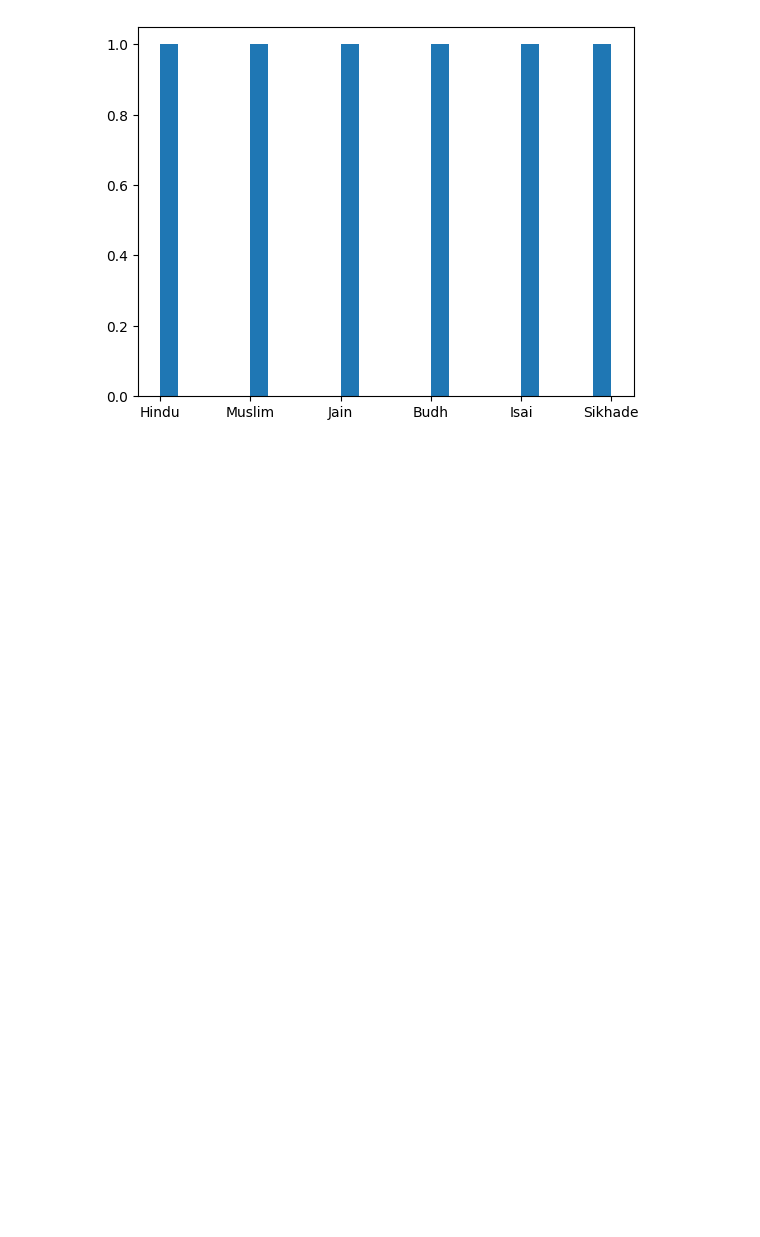
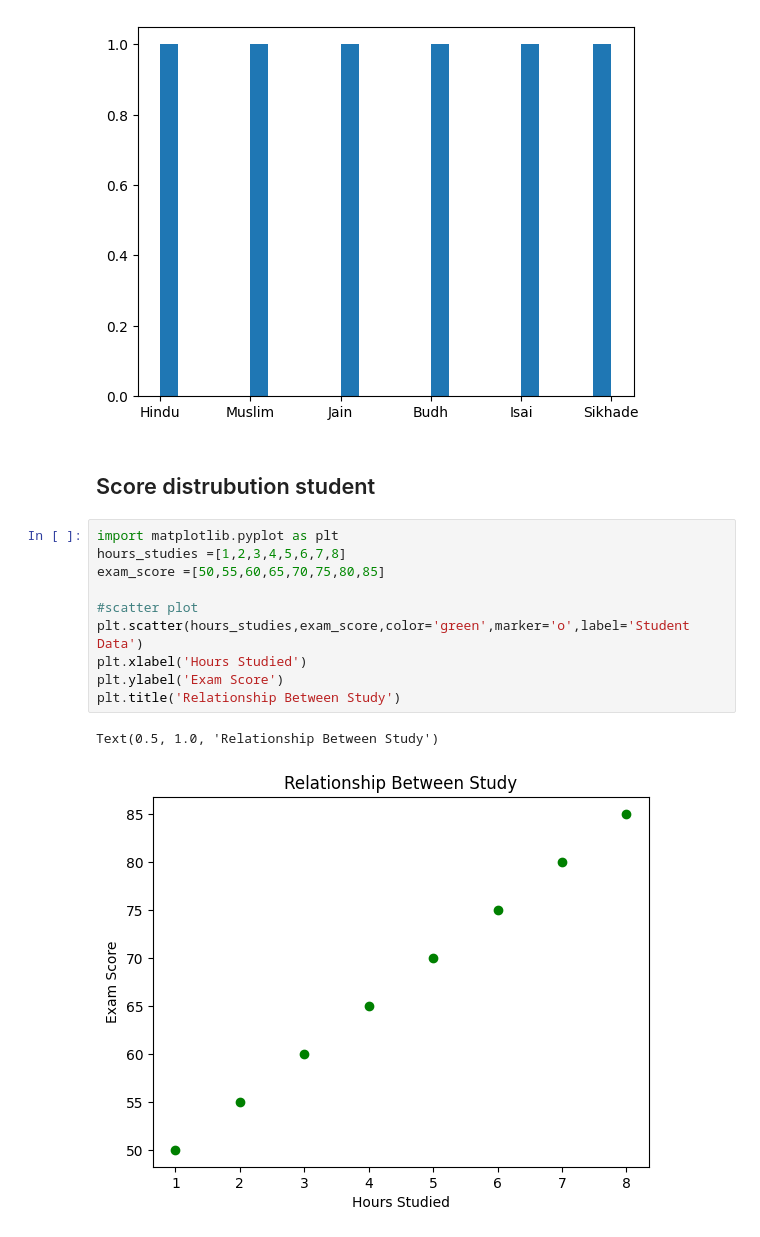
Before and after one commit to aryansapsod/python-, a Jupyter notebook: mlab.ipynb, the cells around one changed output. Drawn from its saved outputs; the diff is of its cells as text; blank space fills up the shorter version.

Commit message:
Reltionship Between Study

```diff
--- a/mlab.ipynb
+++ b/mlab.ipynb
@@ -68,3 +68,18 @@ plt.hist(cast,bins=25)
         2.6, 2.8, 3. , 3.2, 3.4, 3.6, 3.8, 4. , 4.2, 4.4, 4.6, 4.8, 5. ]),
  <BarContainer object of 25 artists>)
 [figure]
+# %% [markdown]
+## Score distrubution student
+# %%
+import matplotlib.pyplot as plt
+hours_studies =[1,2,3,4,5,6,7,8]
+exam_score =[50,55,60,65,70,75,80,85]
+
+#scatter plot
+plt.scatter(hours_studies,exam_score,color='green',marker='o',label='Student Data')
+plt.xlabel('Hours Studied')
+plt.ylabel('Exam Score')
+plt.title('Relationship Between Study')
+# %% [output]
+Text(0.5, 1.0, 'Relationship Between Study')
+[figure, added]
```
